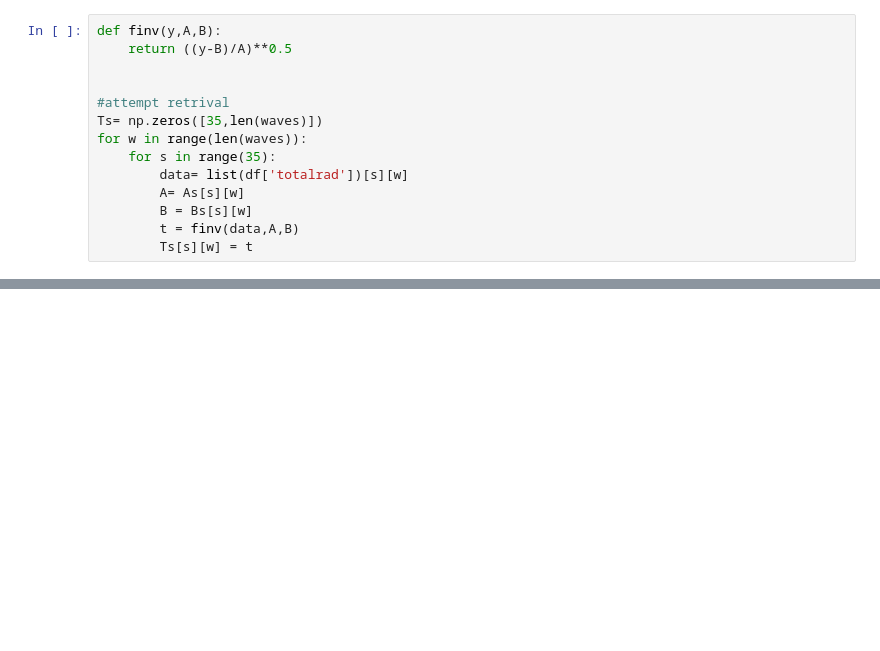
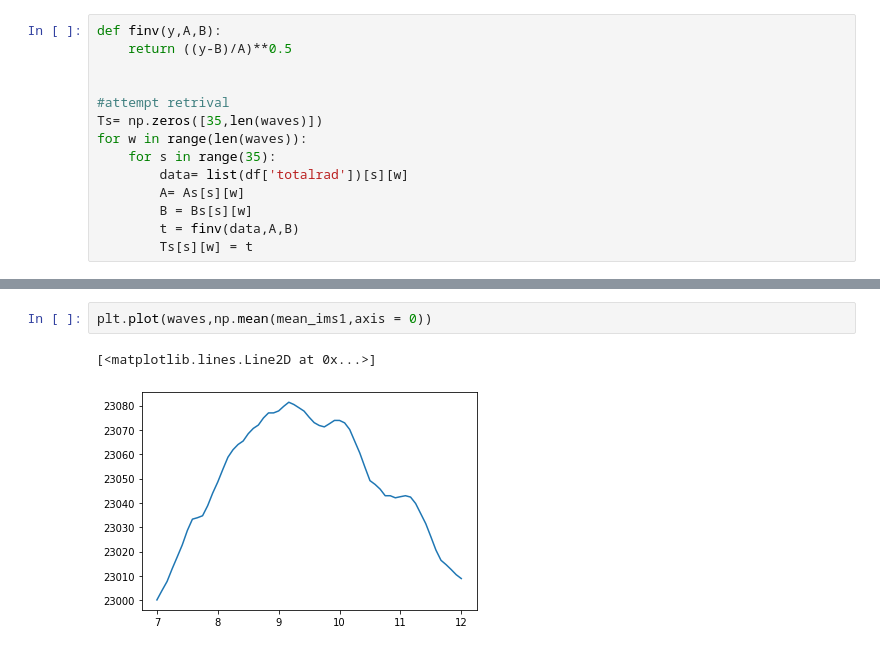
Before and after one commit to Polarization-Lab/IRCSP, a Jupyter notebook: calibration/target-evaluation/target-plots.ipynb, the cells around one changed output, grey strips where cells are left out. Saved outputs shown, nothing was run; the diff lists cells and outputs as text; blank space fills up the shorter version.

```diff
--- a/calibration/target-evaluation/target-plots.ipynb
+++ b/calibration/target-evaluation/target-plots.ipynb
@@ -107,0 +108,5 @@ plt.show()
+# %%
+plt.plot(waves,np.mean(mean_ims1,axis = 0))
+# %% [output]
+[<matplotlib.lines.Line2D at 0x...>]
+[figure, added]
```
Also changed, not shown: parts of 5 cells of this notebook.
